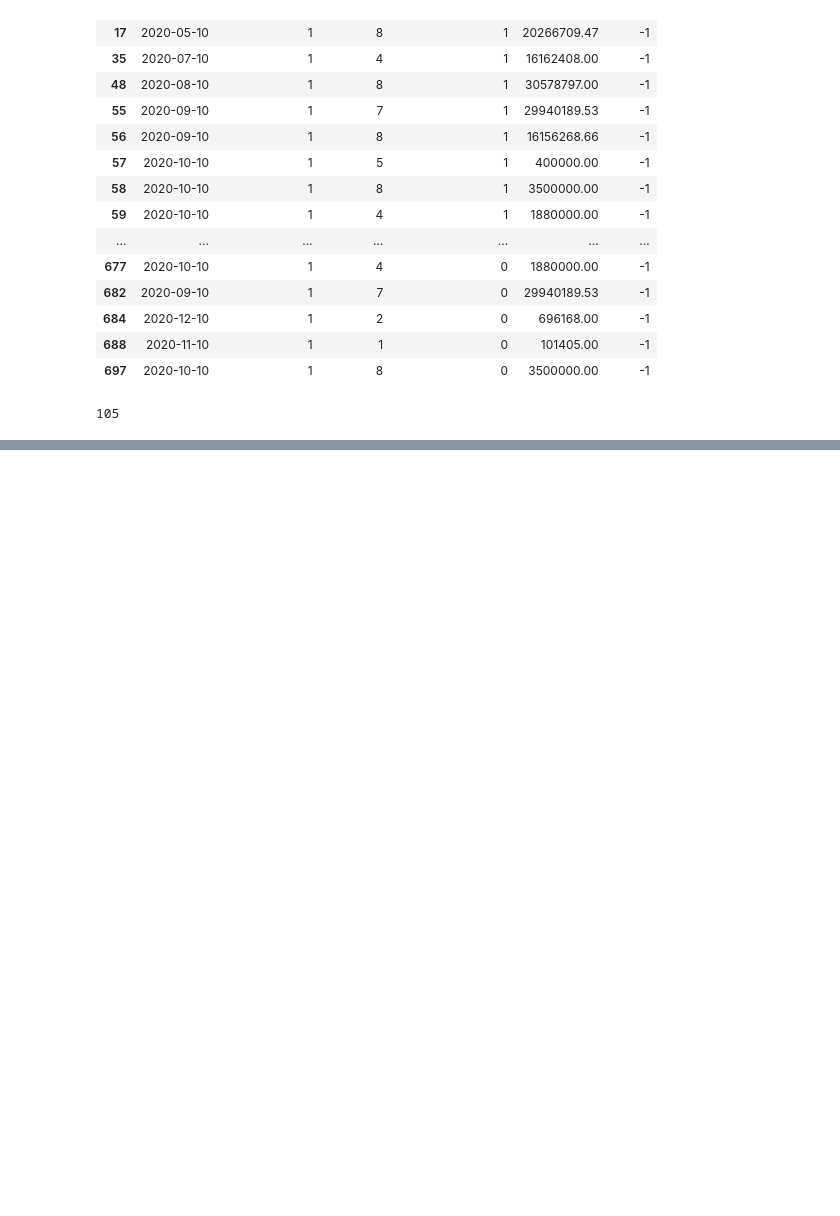
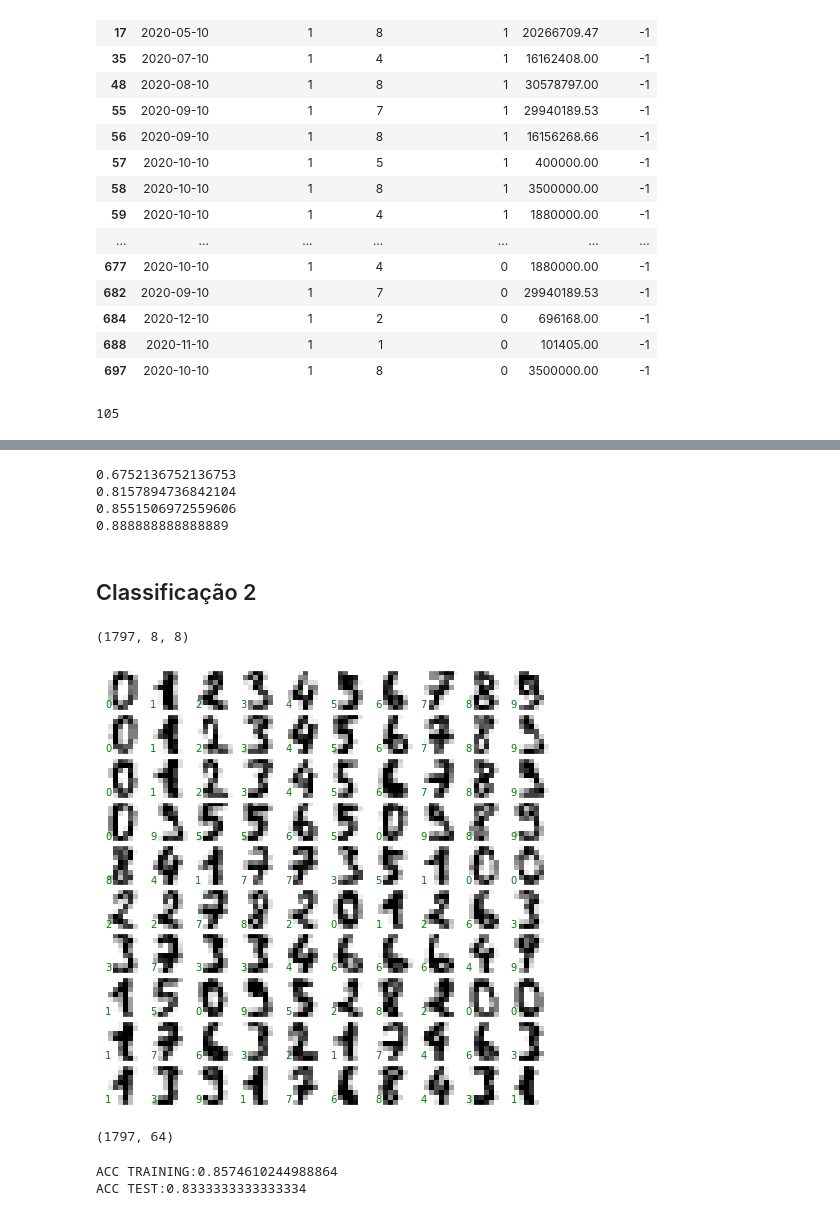
Before and after one commit to marcosw1998/Data-Science, a Jupyter notebook: Project_ee2/predict_covid_spends_PE.ipynb, the cells around one changed output, grey strips where cells are left out. Cells and saved outputs as stored; diff of their text form; code cells hidden in the pictures; blank space fills up the shorter version.

```diff
--- a/Project_ee2/predict_covid_spends_PE.ipynb
+++ b/Project_ee2/predict_covid_spends_PE.ipynb
@@ -672,0 +711,37 @@ Caso ideal:
+# %%
+from sklearn.metrics import f1_score
+print(f1_score(Y_model, Ytest, average='macro'))
+print(f1_score(Y_model, Ytest, average='micro'))
+print(f1_score(Y_model, Ytest, average='weighted'))
+print(f1_score(Y_model, Ytest, zero_division=1))
+# %% [output]
+0.6752136752136753
+0.8157894736842104
+0.8551506972559606
+0.888888888888889
+# %% [markdown]
+## Classificação 2
+# %%
+from sklearn.datasets import load_digits
+digits = load_digits()
+digits.images.shape
+# %% [output]
+(1797, 8, 8)
+# %%
+import matplotlib.pyplot as plt
+
+fig, axes = plt.subplots(10, 10, figsize=(8, 8),
+                         subplot_kw={'xticks':[], 'yticks':[]},
+                         gridspec_kw=dict(hspace=0.1, wspace=0.1))
+
+for i, ax in enumerate(axes.flat):
+    ax.imshow(digits.images[i], cmap='binary', interpolation='nearest')
+    ax.text(0.05, 0.05, str(digits.target[i]),
+            transform=ax.transAxes, color='green')
+# %% [output]
+[figure, added]
+# %%
+X = digits.data
+X.shape
+# %% [output]
+(1797, 64)
@@ -672,0 +759,8 @@ Caso ideal:
+# %%
+from sklearn.metrics import accuracy_score
+from sklearn.metrics import accuracy_score
+print("ACC TRAINING:" + str(accuracy_score(ytrain, ypred_train)))
+print("ACC TEST:" + str(accuracy_score(ytest, y_model)))
+# %% [output]
+ACC TRAINING:0.8574610244988864
+ACC TEST:0.8333333333333334
```
Also changed, not shown: parts of 14 cells of this notebook.
